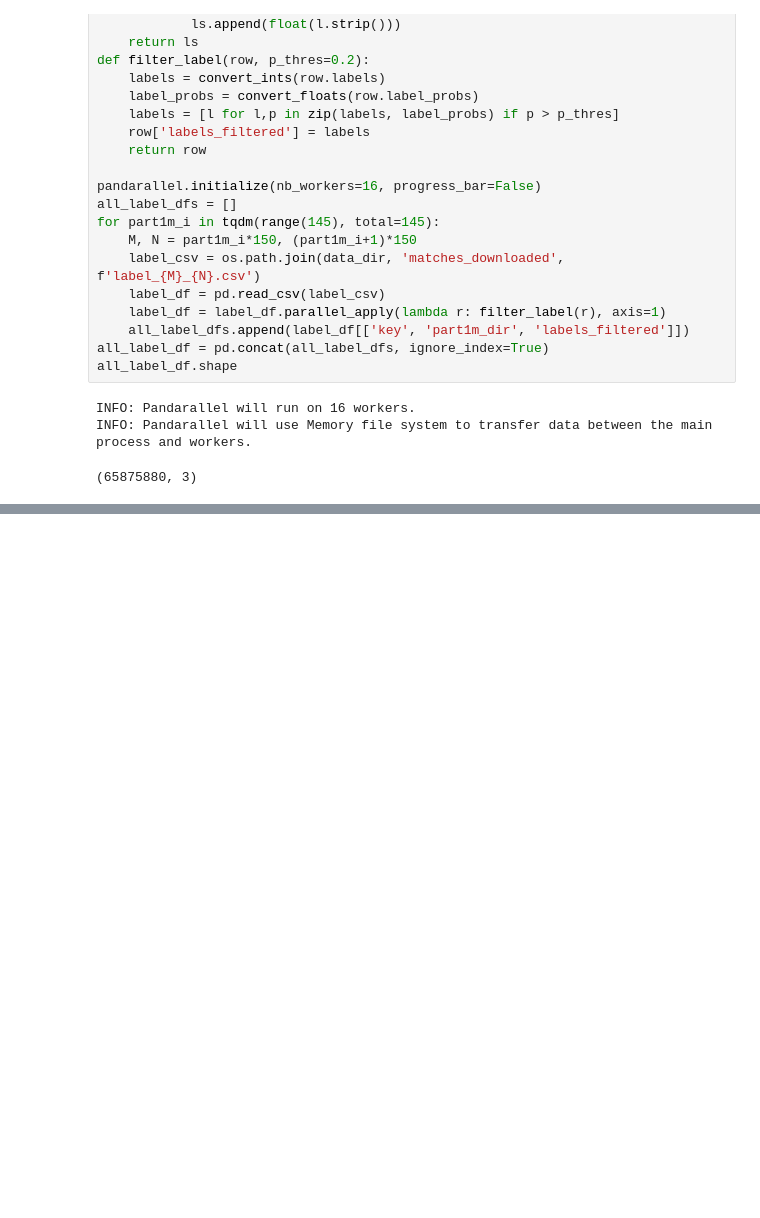
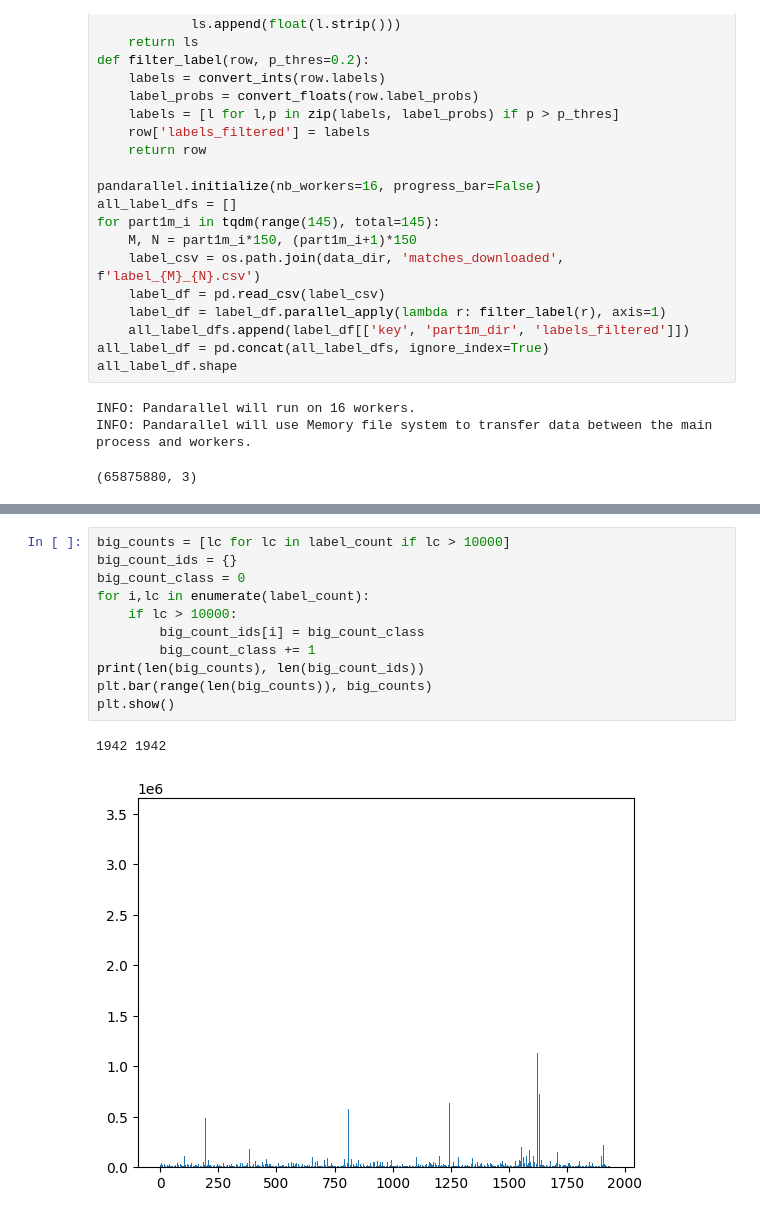
Before and after one commit to liyubrt/notebooks, a Jupyter notebook: pretrain_vit/COYO300M.ipynb, the cells around one changed output, grey strips where cells are left out. Saved outputs shown, nothing was run; the diff lists cells and outputs as text; blank space fills up the shorter version.

Commit message:
support ssl on coyo300m; create datasets for labeling and for ETEC evaluation on depth IQ head

```diff
--- a/pretrain_vit/COYO300M.ipynb
+++ b/pretrain_vit/COYO300M.ipynb
@@ -336,0 +348,14 @@ INFO: Pandarallel will use Memory file system to transfer data between the main
+# %%
+big_counts = [lc for lc in label_count if lc > 10000]
+big_count_ids = {}
+big_count_class = 0
+for i,lc in enumerate(label_count):
+    if lc > 10000:
+        big_count_ids[i] = big_count_class
+        big_count_class += 1
+print(len(big_counts), len(big_count_ids))
+plt.bar(range(len(big_counts)), big_counts)
+plt.show()
+# %% [output]
+1942 1942
+[figure, added]
```
Also changed, not shown: parts of 21 cells of this notebook, 7 other files.
